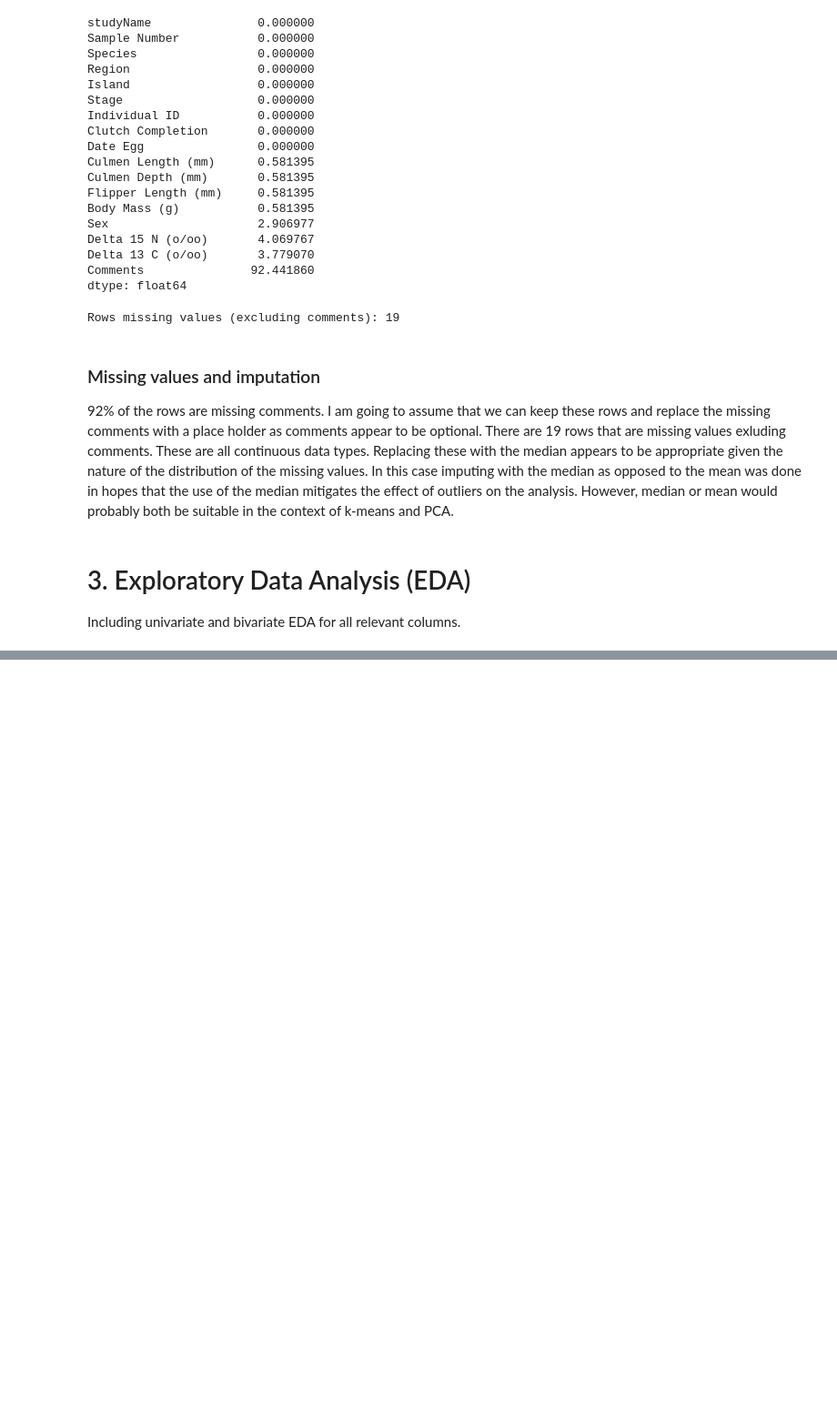
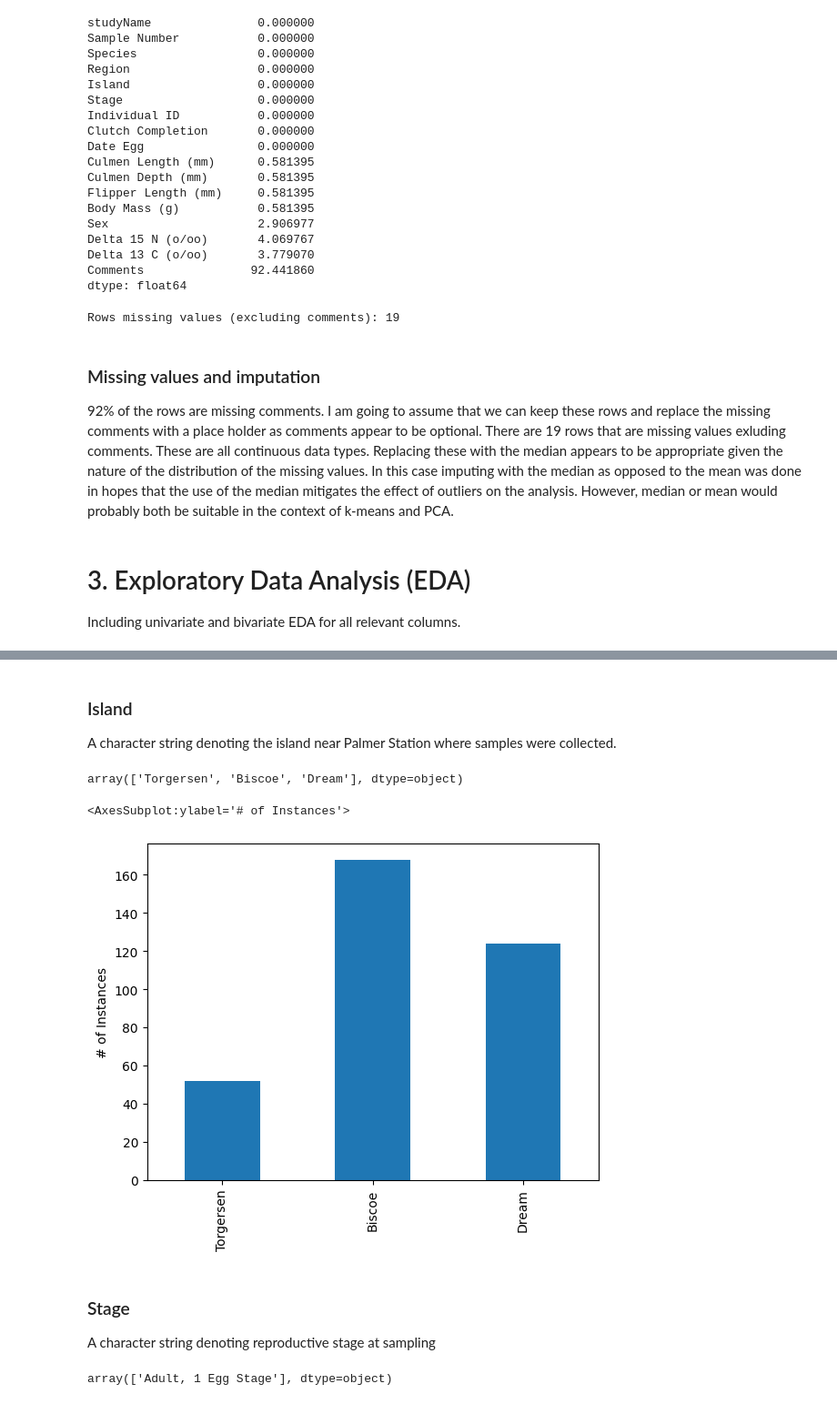
Before and after one commit to benisrael29/DATA2001, a Jupyter notebook: main/assingments/A1/A1.ipynb, the cells around one changed output, grey strips where cells are left out. Shown: that part at 91% size. Saved outputs shown, nothing was run; the diff lists cells and outputs as text; code cells hidden in the pictures; blank space fills up the shorter version.

```diff
--- a/main/assingments/A1/A1.ipynb
+++ b/main/assingments/A1/A1.ipynb
@@ -136,0 +218,19 @@ Including univariate and bivariate EDA for all relevant columns.
+# %% [markdown]
+### Island
+A character string denoting the island near Palmer Station where samples were collected.
+# %%
+df['Island'].unique()
+# %% [output]
+array(['Torgersen', 'Biscoe', 'Dream'], dtype=object)
+# %%
+df['Island'].value_counts(sort=False).plot.bar(ylabel='# of Instances')
+# %% [output]
+<AxesSubplot:ylabel='# of Instances'>
+[figure, added]
+# %% [markdown]
+### Stage
+ A character string denoting reproductive stage at sampling
+# %%
+df['Stage'].unique()
+# %% [output]
+array(['Adult, 1 Egg Stage'], dtype=object)
```
Also changed, not shown: parts of 64 cells of this notebook.
